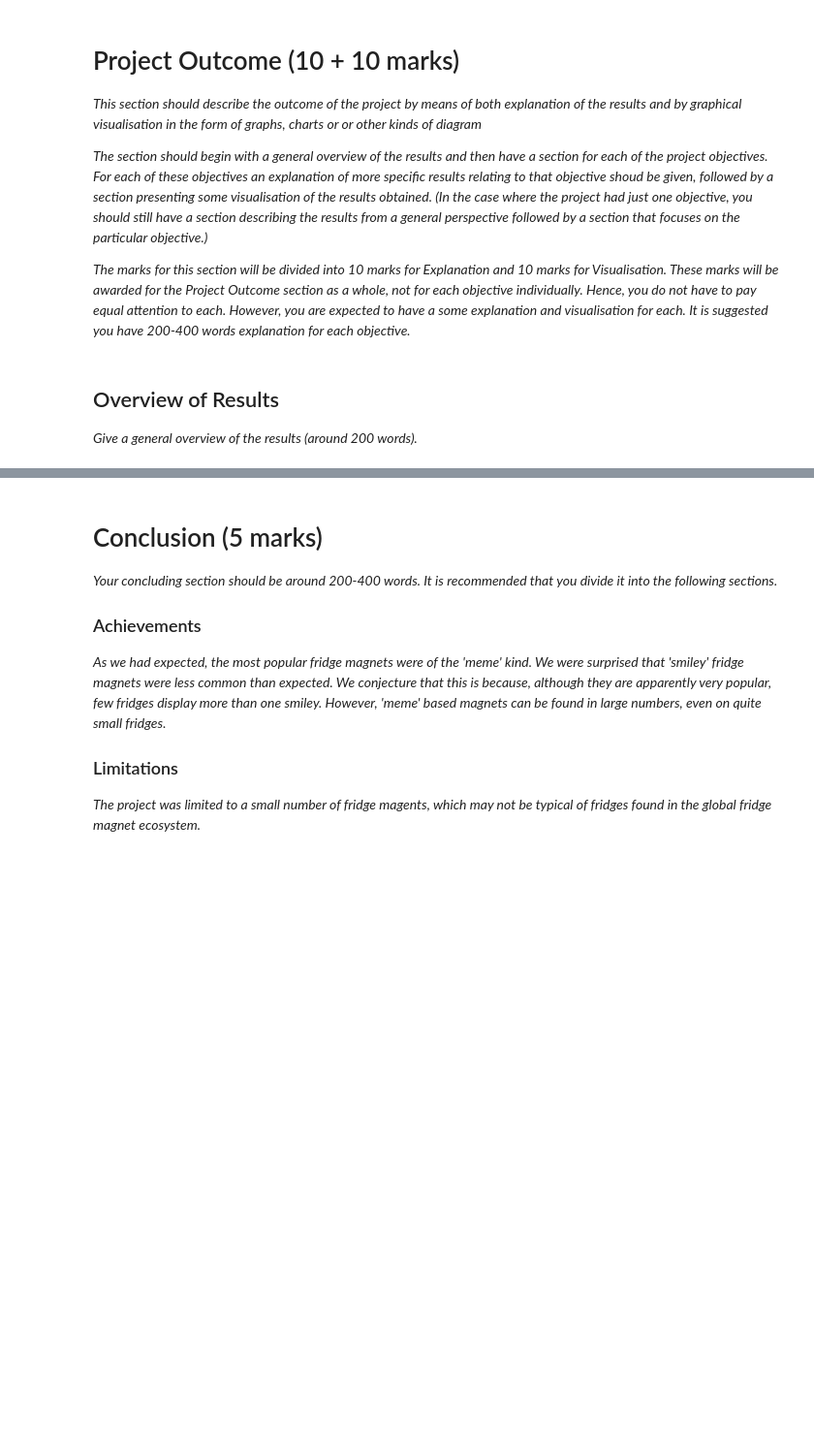
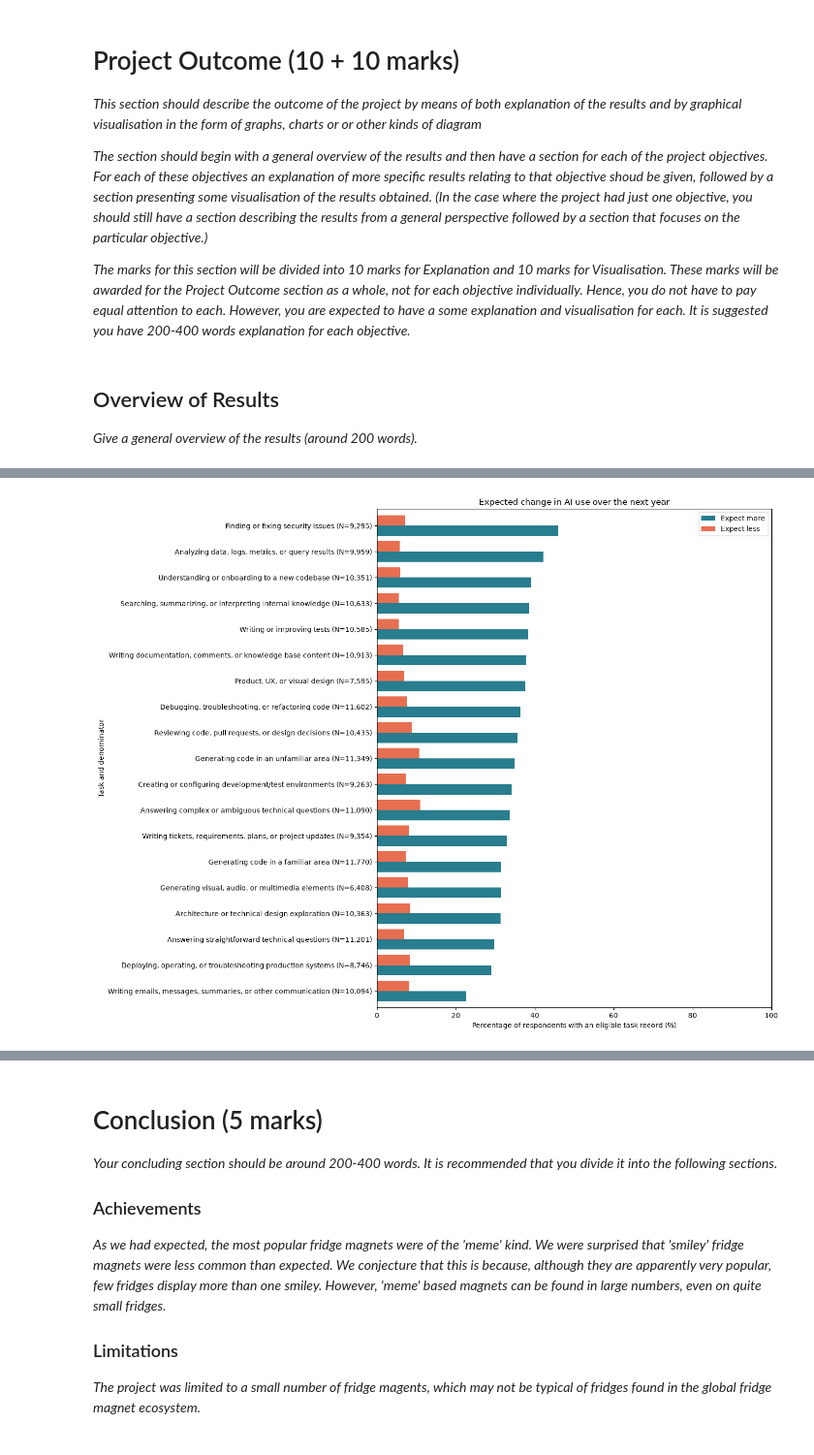
Before and after one commit to Reed-Xuu/Togepi-AI-Use-Across-Software-Development-Tasks, a Jupyter notebook: docs/member_d/group_project_D.ipynb, the cells around one changed output, grey strips where cells are left out. Shown at 97% size. Saved outputs shown, nothing was run; the diff lists cells and outputs as text; code cells hidden in the pictures; blank space fills up the shorter version.

```diff
--- a/docs/member_d/group_project_D.ipynb
+++ b/docs/member_d/group_project_D.ipynb
@@ -384,0 +283,20 @@ _blablablablabla.........................._
+# %%
+# 步骤 3：将分号分隔的任务拆成一人、一状态、一任务一行。
+# melt 将五个状态列由宽表转成长表：保留 ID，原列名放入 status，原值放入 task。
+aiwork_long_df = work_clean.melt(id_vars='ResponseId', value_vars=work_columns,
+                                  var_name='status', value_name='task')
+# 先去除缺失任务；split 产生任务列表，explode 把列表中的每个任务展开成单独一行。
+# 分隔符是分号；任务名称本身可能包含逗号，不能改用逗号拆分。
+aiwork_long_df = aiwork_long_df.dropna(subset=['task'])
+aiwork_long_df['task'] = aiwork_long_df['task'].str.split(';')
+aiwork_long_df = aiwork_long_df.explode('task')
+# strip 去除任务首尾空格，再过滤空字符串；不改动名称内部的标点或文字。
+aiwork_long_df['task'] = aiwork_long_df['task'].str.strip()
+aiwork_long_df = aiwork_long_df[aiwork_long_df['task'] != '']
+# 同一人对同一任务的同一状态最多计一次；其他任务和其他状态仍保留。
+aiwork_long_df = aiwork_long_df.drop_duplicates(['ResponseId', 'status', 'task'])
+if aiwork_long_df.empty:
+    raise ValueError('No AIWork task records available for analysis; please check the data.')
+# nunique 统计不同任务数，head 默认预览前五行；可改用 head(10) 查看更多记录。
+print(f'Identified {aiwork_long_df["task"].nunique()} tasks; please verify the original names with member A.')
+display(aiwork_long_df.head())
@@ -462,0 +460,26 @@ _Figure 2: Tasks with no planned use_
+# %%
+# 图 1：比较每个任务中预计增加和减少使用的选择比例。
+# pyplot 提供绘图功能；如果环境缺少 matplotlib，需按项目依赖安装后重启或选择正确内核。
+import matplotlib.pyplot as plt
+
+# 按预计增加比例升序排序，横向条形图通常将较大值显示在上方。
+# 修改排序列可以改变任务顺序，但应同步修改图前说明；copy 不改变原统计表。
+plot_data = summary.sort_values('AIWorkExpectMore_pct').copy()
+# zip 将任务名与对应分母配对；列表推导式生成标签，:, 为人数添加千位分隔符。
+plot_data.index = [f'{task} (N={n:,})' for task, n in zip(plot_data.index, plot_data['N'])]
+# figsize 单位为英寸，可调整画布大小；barh 绘制横向分组条形图。
+fig, ax = plt.subplots(figsize=(14, 11))
+plot_data[['AIWorkExpectMore_pct', 'AIWorkExpectLess_pct']].plot.barh(
+    ax=ax, color=['#287d8e', '#e76f51'], width=0.8
+)
+# 可修改标题、轴名称、图例和颜色以适配最终报告；两组数据使用相同任务分母。
+ax.set_title('Expected change in AI use over the next year')
+ax.set_xlabel('Percentage of respondents with an eligible task record (%)')
+ax.set_ylabel('Task and denominator')
+# 百分比使用 0 到 100 的统一横轴，便于比较；tight_layout 尝试避免文字被裁切。
+ax.set_xlim(0, 100)
+ax.legend(['Expect more', 'Expect less'])
+fig.tight_layout()
+plt.show()
+# %% [output]
+[figure, added]
```
Also changed, not shown: parts of 45 cells of this notebook, 4 other files.
